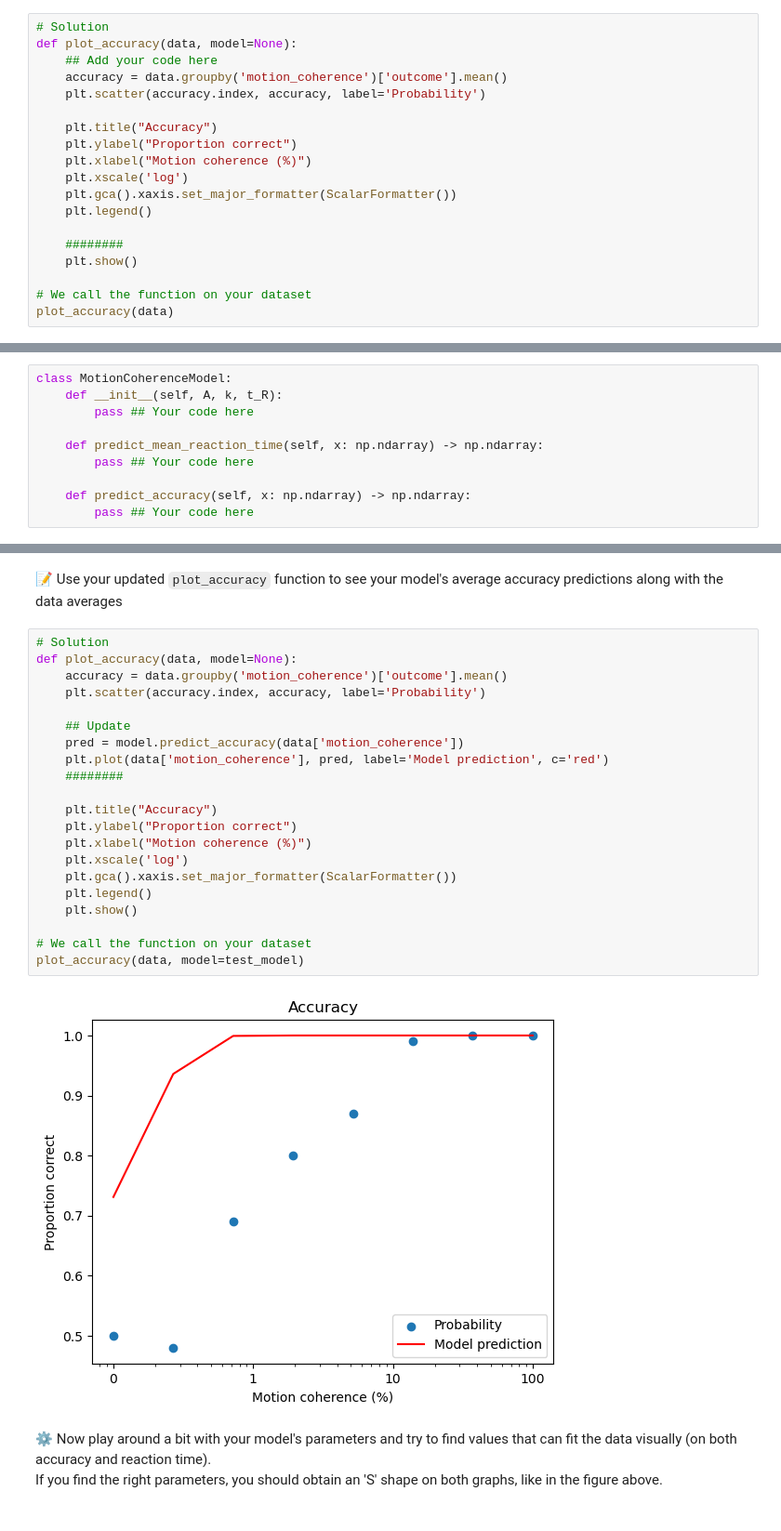
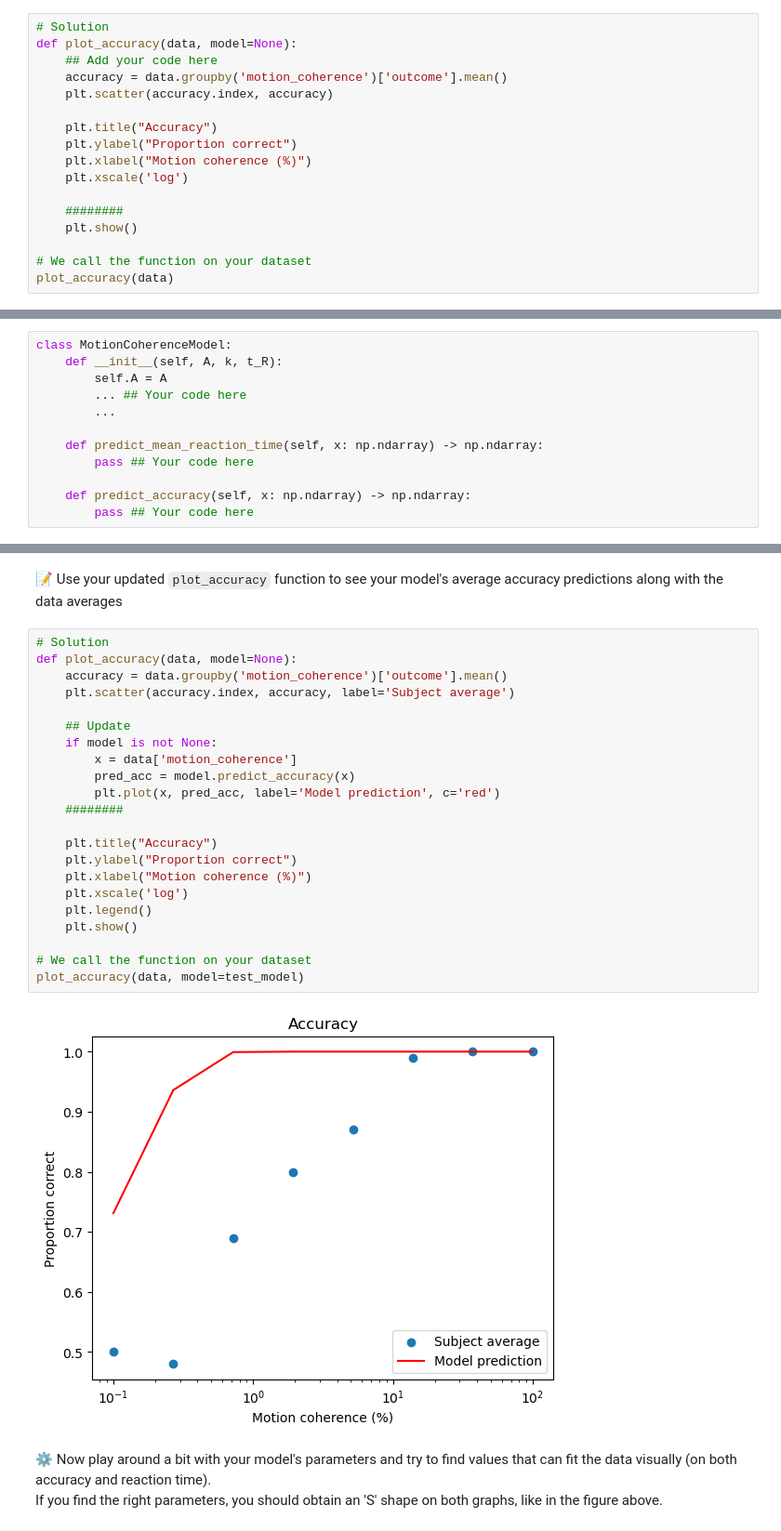
Before and after one commit to easiryne/cognitive-modeling-lab, a Jupyter notebook: TD_2/td2_solution.ipynb, the cells around one changed output, grey strips where cells are left out. Shown at 93% size. Cells and saved outputs as stored; diff of their text form.

```diff
--- a/TD_2/td2_solution.ipynb
+++ b/TD_2/td2_solution.ipynb
@@ -180,14 +177,12 @@ plot_accuracy(data)
 def plot_accuracy(data, model=None):
     ## Add your code here
     accuracy = data.groupby('motion_coherence')['outcome'].mean()
-    plt.scatter(accuracy.index, accuracy, label='Probability')
+    plt.scatter(accuracy.index, accuracy)
 
     plt.title("Accuracy")
     plt.ylabel("Proportion correct")
     plt.xlabel("Motion coherence (%)")
     plt.xscale('log')
-    plt.gca().xaxis.set_major_formatter(ScalarFormatter())
-    plt.legend()
 
     ########
     plt.show()
@@ -206,7 +204,9 @@ We will now implement the two descriptive equations that come with the model. Th
 # %%
 class MotionCoherenceModel:
     def __init__(self, A, k, t_R):
-        pass ## Your code here
+        self.A = A
+        ... ## Your code here
+        ...
 
     def predict_mean_reaction_time(self, x: np.ndarray) -> np.ndarray:
         pass ## Your code here
@@ -276,26 +274,27 @@ plot_reaction_time(data, model=test_model)
 # %%
 # Solution
 def plot_accuracy(data, model=None):
     accuracy = data.groupby('motion_coherence')['outcome'].mean()
-    plt.scatter(accuracy.index, accuracy, label='Probability')
+    plt.scatter(accuracy.index, accuracy, label='Subject average')
 
     ## Update
-    pred = model.predict_accuracy(data['motion_coherence'])
-    plt.plot(data['motion_coherence'], pred, label='Model prediction', c='red')
+    if model is not None:
+        x = data['motion_coherence']
+        pred_acc = model.predict_accuracy(x)
+        plt.plot(x, pred_acc, label='Model prediction', c='red')
     ########
 
     plt.title("Accuracy")
     plt.ylabel("Proportion correct")
     plt.xlabel("Motion coherence (%)")
     plt.xscale('log')
-    plt.gca().xaxis.set_major_formatter(ScalarFormatter())
     plt.legend()
     plt.show()
 
 # We call the function on your dataset
 plot_accuracy(data, model=test_model)
 # %% [output]
-[figure, old version]
+[figure, new version]
 # %% [markdown]
 ⚙ Now play around a bit with your model's parameters and try to find values that can fit the data visually (on both accuracy and reaction time).
 If you find the right parameters, you should obtain an 'S' shape on both graphs, like in the figure above.
```
Also changed, not shown: parts of 8 cells of this notebook, 2 other files.
